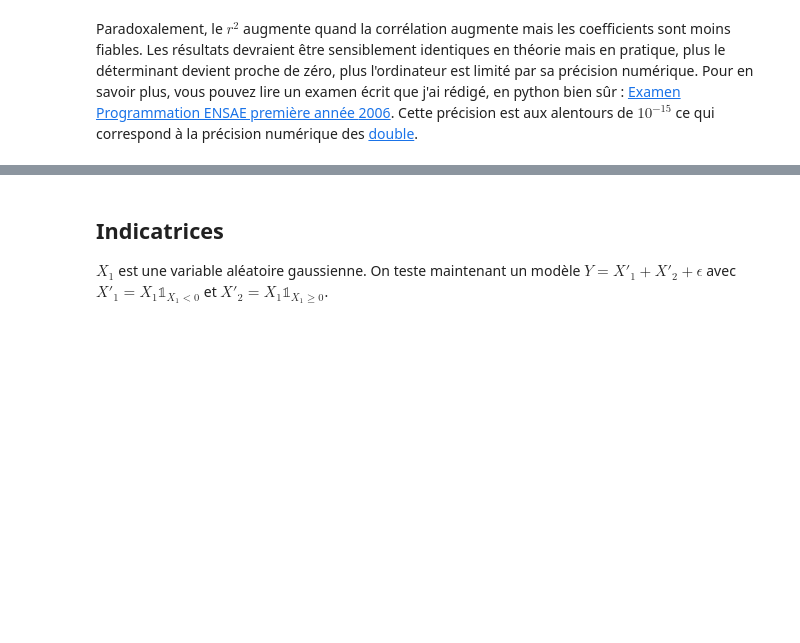
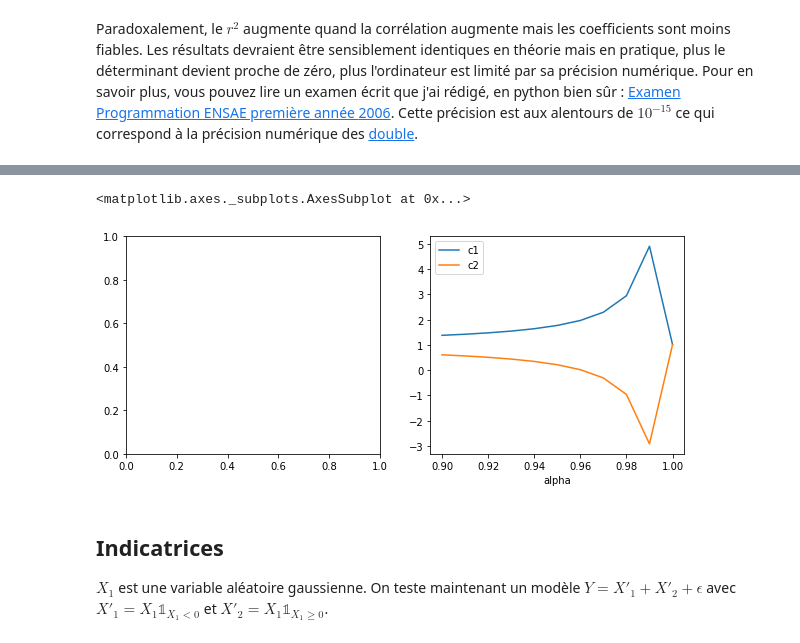
Before and after one commit to sdpython/mlstatpy, a Jupyter notebook: _doc/notebooks/dsgarden/regression_lineaire.ipynb, the cells around one changed output, grey strips where cells are left out. Saved outputs shown, nothing was run; the diff lists cells and outputs as text; code cells hidden in the pictures; blank space fills up the shorter version.

```diff
--- a/_doc/notebooks/dsgarden/regression_lineaire.ipynb
+++ b/_doc/notebooks/dsgarden/regression_lineaire.ipynb
@@ -199,0 +202,17 @@ df
+# %%
+from sklearn.linear_model import LinearRegression
+
+alphas = [0.9 + i * 0.01 for i in range(0,11)]
+res = []
+for a in alphas:
+    X = X_.copy()
+    X[:, 1] = a * X[:, 0] + (1-a) * X[:, 1]
+    Y = X[:, 0] + X[:, 1] + X[:, 2]
+    model = LinearRegression()
+    model.fit(X[:, :2], Y)
+    res.append(dict(alpha=a, c1=model.coef_[0], c2=model.coef_[1]))
+
+import pandas
+df = pandas.DataFrame(res)
+df = df.set_index('alpha')
+df
@@ -200,3 +233,9 @@ df
+# %%
+fig, ax = plt.subplots(1,2, figsize=(10,4))
+df[["c1", "c2"]].plot(ax=ax[1])
+# %% [output]
+<matplotlib.axes._subplots.AxesSubplot at 0x...>
+[figure, added]
 # %% [markdown]
 ## Indicatrices
 
```
Also changed, not shown: parts of 41 cells of this notebook, 1 other file.
